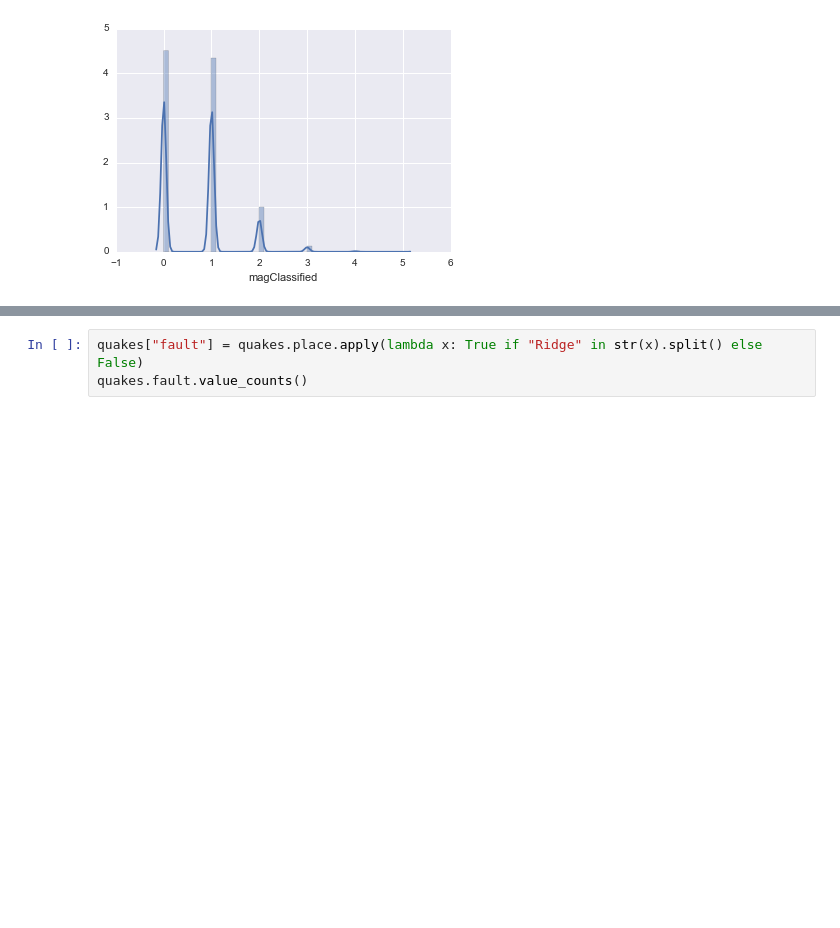
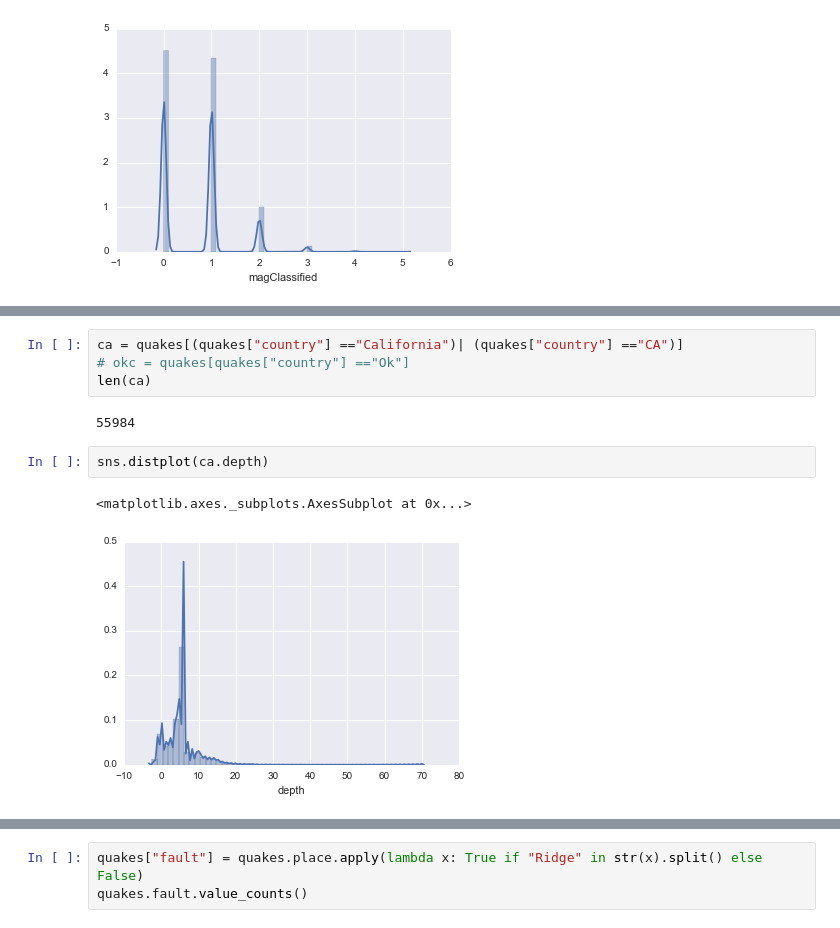
Before and after one commit to keenanzucker/DataScience16CTW, a Jupyter notebook: Model_Iteration_2.ipynb, the cells around one changed output, grey strips where cells are left out. Saved outputs shown, nothing was run; the diff lists cells and outputs as text; blank space fills up the shorter version.

```diff
--- a/Model_Iteration_2.ipynb
+++ b/Model_Iteration_2.ipynb
@@ -190,0 +236,11 @@ Name: country, dtype: int64
+# %%
+ca = quakes[(quakes["country"] =="California")| (quakes["country"] =="CA")]
+# okc = quakes[quakes["country"] =="Ok"]
+len(ca)
+# %% [output]
+55984
+# %%
+sns.distplot(ca.depth)
+# %% [output]
+<matplotlib.axes._subplots.AxesSubplot at 0x...>
+[figure, added]
```
Also changed, not shown: parts of 21 cells of this notebook.
